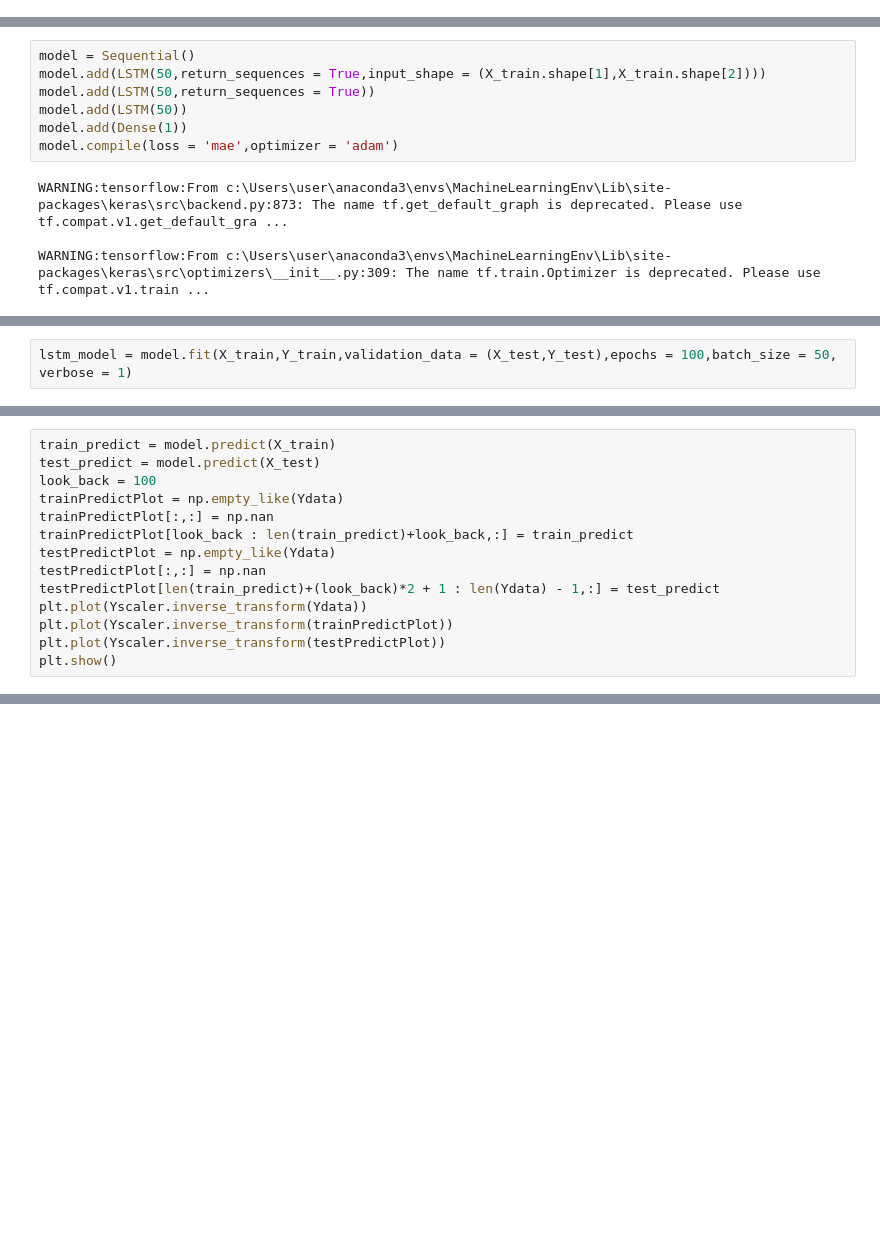
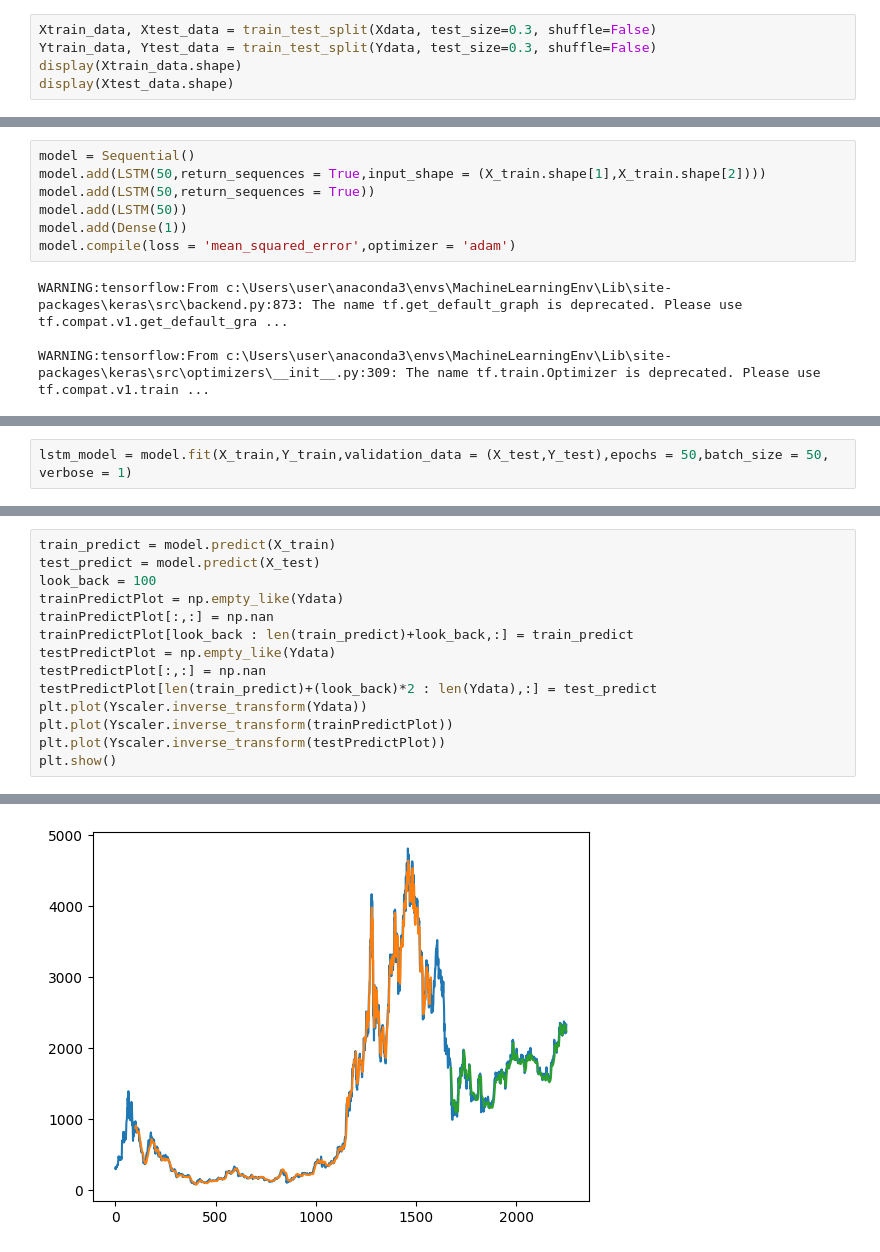
Before and after one commit to DarkDragoon2002/Fintech-Hacka, a Jupyter notebook: MultivariateLSTM.ipynb, the cells around one changed output, grey strips where cells are left out. Saved outputs shown, nothing was run; the diff lists cells and outputs as text; blank space fills up the shorter version.

```diff
--- a/MultivariateLSTM.ipynb
+++ b/MultivariateLSTM.ipynb
@@ -60,0 +56,5 @@ Ytrain_data, Ytest_data = Ydata[0:train_size,:],Ydata[train_size:len(Xdata),:1]
+# %%
+Xtrain_data, Xtest_data = train_test_split(Xdata, test_size=0.3, shuffle=False)
+Ytrain_data, Ytest_data = train_test_split(Ydata, test_size=0.3, shuffle=False)
+display(Xtrain_data.shape)
+display(Xtest_data.shape)
@@ -99,7 +114,7 @@ model.add(LSTM(50,return_sequences = True,input_shape = (X_train.shape[1],X_trai
 model.add(LSTM(50,return_sequences = True))
 model.add(LSTM(50))
 model.add(Dense(1))
-model.compile(loss = 'mae',optimizer = 'adam')
+model.compile(loss = 'mean_squared_error',optimizer = 'adam')
 # %% [output]
 WARNING:tensorflow:From c:\Users\user\anaconda3\envs\MachineLearningEnv\Lib\site-packages\keras\src\backend.py:873: The name tf.get_default_graph is deprecated. Please use tf.compat.v1.get_default_gra ...
 
@@ -109,3 +122,3 @@ ERROR with MODEL FIT IT WAS 3AM I NEED TO SLP
 # %%
-lstm_model = model.fit(X_train,Y_train,validation_data = (X_test,Y_test),epochs = 100,batch_size = 50, verbose = 1)
+lstm_model = model.fit(X_train,Y_train,validation_data = (X_test,Y_test),epochs = 50,batch_size = 50, verbose = 1)
 # %% [output]
@@ -142,8 +171,9 @@ trainPredictPlot[:,:] = np.nan
 trainPredictPlot[look_back : len(train_predict)+look_back,:] = train_predict
 testPredictPlot = np.empty_like(Ydata)
 testPredictPlot[:,:] = np.nan
-testPredictPlot[len(train_predict)+(look_back)*2 + 1 : len(Ydata) - 1,:] = test_predict
+testPredictPlot[len(train_predict)+(look_back)*2 : len(Ydata),:] = test_predict
 plt.plot(Yscaler.inverse_transform(Ydata))
 plt.plot(Yscaler.inverse_transform(trainPredictPlot))
 plt.plot(Yscaler.inverse_transform(testPredictPlot))
 plt.show()
+# %% [output]
@@ -150 +182,2 @@ plt.show()
+[figure, added]
 # %%
```
Also changed, not shown: parts of 14 cells of this notebook.
